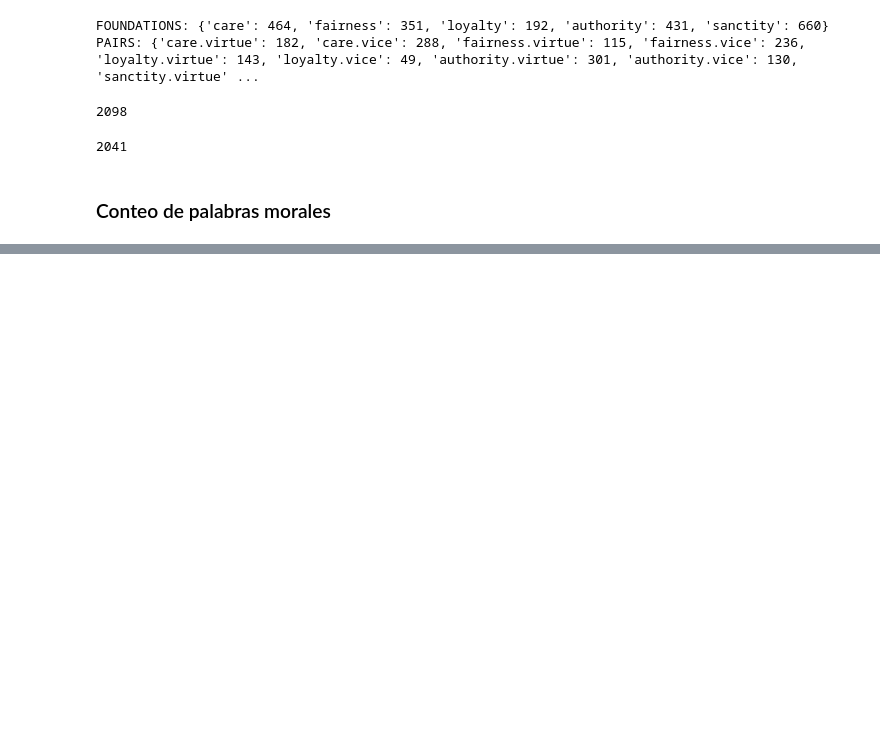
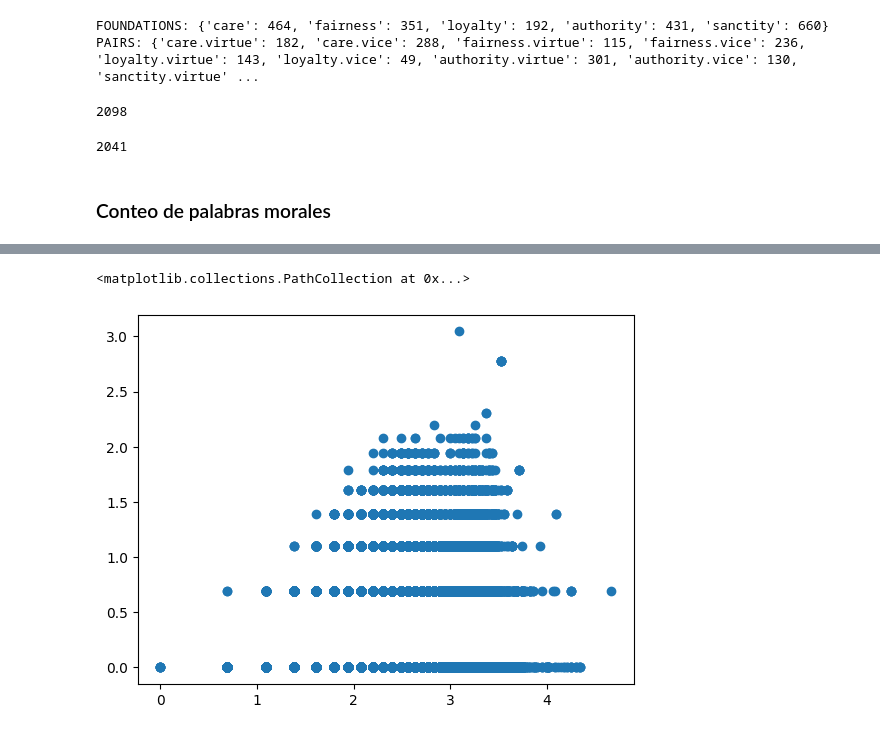
Before and after one commit to DiegoLeonG96/Scaling-laws-in-moral-dynamics-on-social-media, a Jupyter notebook: Exploration.ipynb, the cells around one changed output, grey strips where cells are left out. Drawn from its saved outputs; the diff is of its cells as text; code cells hidden in the pictures; blank space fills up the shorter version.

```diff
--- a/Exploration.ipynb
+++ b/Exploration.ipynb
@@ -212,0 +233,3 @@ len(np.unique(foundations_total_list))
+# %%
+def moral_counter(tokens, moral_words):
+    return sum([1 if token in moral_words else 0 for token in tokens])
@@ -212,0 +252,14 @@ len(np.unique(foundations_total_list))
+# %%
+docs = twitter_data["text_lemma"].astype(str).values
+
+# Split the documents into tokens.
+tokenizer = RegexpTokenizer(r'\w+')
+for idx in range(len(docs)):
+    docs[idx] = docs[idx].upper()  # Convert to lowercase.
+    docs[idx] = tokenizer.tokenize(docs[idx])  # Split into words.
+
+# Remove numbers, but not words that contain numbers.
+docs = [[token for token in doc if not token.isnumeric()] for doc in docs]
+
+# Remove words that are only one character.
+docs = [[token for token in doc if len(token) > 1] for doc in docs]
@@ -212,0 +280,12 @@ len(np.unique(foundations_total_list))
+# %%
+twitter_data["message_len"] = [len(doc) for doc in docs]
+twitter_data["moral_counter"] = [moral_counter(doc, moral_words) for doc in docs]
+twitter_data["moral_freq"] = twitter_data["moral_counter"] / twitter_data["message_len"]
+# %%
+#twitter_plots_data = twitter_data[twitter_data["Topic_label"] == 'Gun Control'].copy()
+twitter_plots_data = twitter_data.copy()
+# %%
+plt.scatter(np.log(twitter_plots_data["message_len"]), np.log(twitter_plots_data["moral_counter"]))
+# %% [output]
+<matplotlib.collections.PathCollection at 0x...>
+[figure, added]
```
Also changed, not shown: parts of 11 cells of this notebook, 1 other file.
